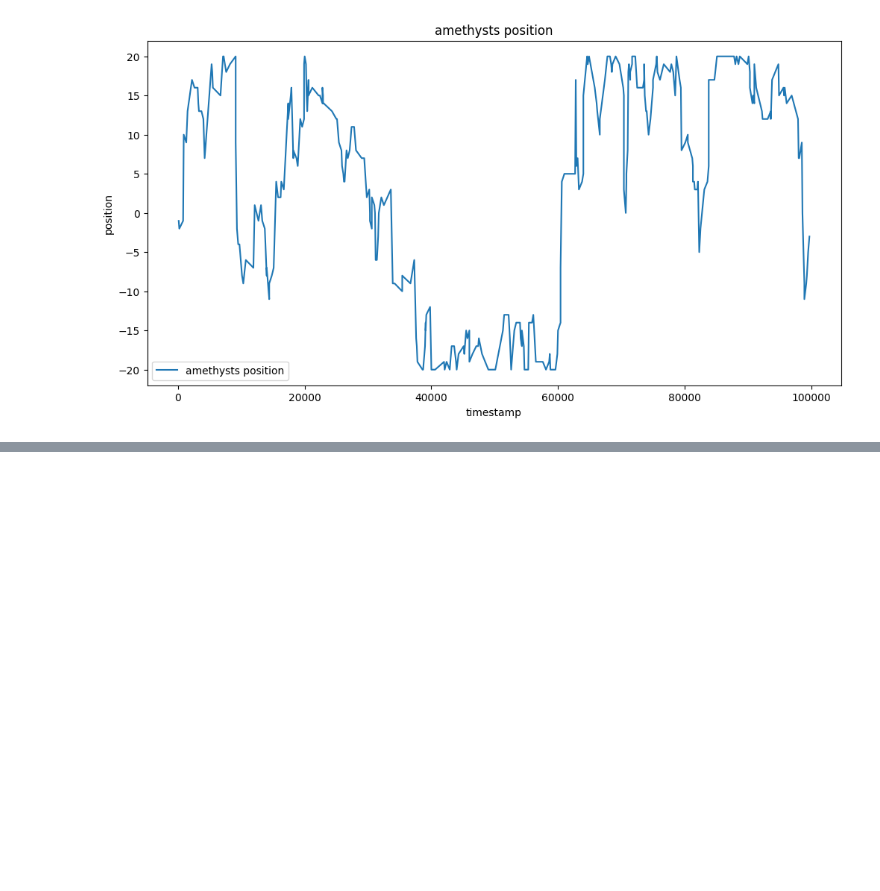
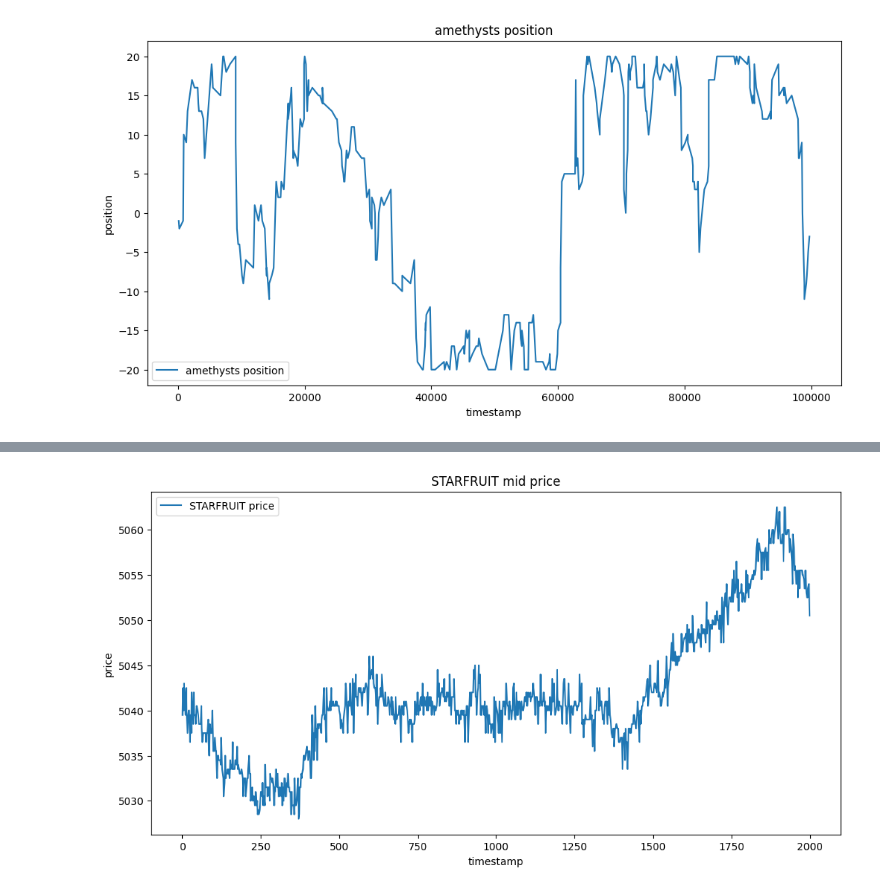
Before and after one commit to johannesfuest/prosperity-2, a Jupyter notebook: analysis/trades_analysis.ipynb, the cells around one changed output, grey strips where cells are left out. Drawn from its saved outputs; the diff is of its cells as text; code cells hidden in the pictures; blank space fills up the shorter version.

```diff
--- a/analysis/trades_analysis.ipynb
+++ b/analysis/trades_analysis.ipynb
@@ -128,0 +144,11 @@ plt.show()
+# %%
+# plot mid price for starfruit
+plt.figure(figsize=(12, 6))
+plt.plot(rounds_starfruit.index, rounds_starfruit['mid_price'], label='STARFRUIT price')
+plt.legend()
+plt.title('STARFRUIT mid price')
+plt.xlabel('timestamp')
+plt.ylabel('price')
+plt.show()
+# %% [output]
+[figure, added]
```
Also changed, not shown: parts of 5 cells of this notebook, 1 other file.
